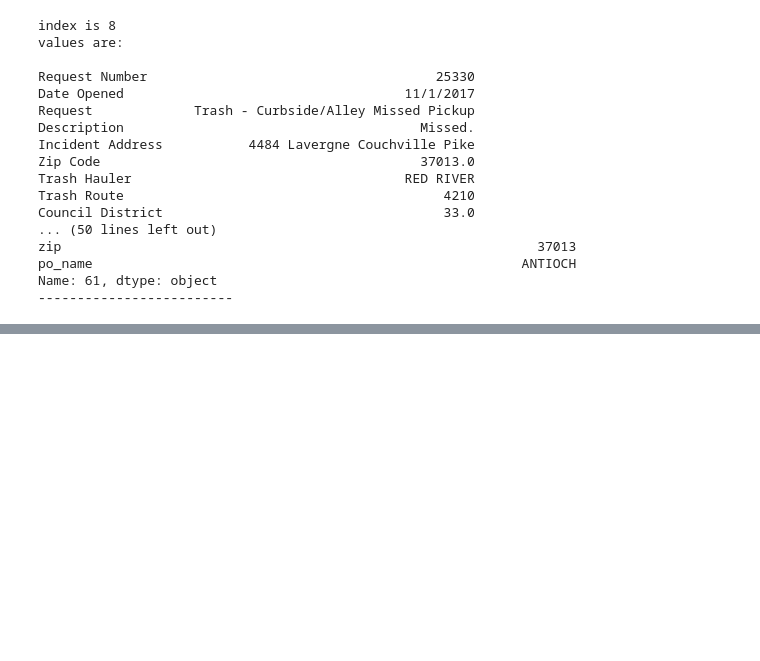
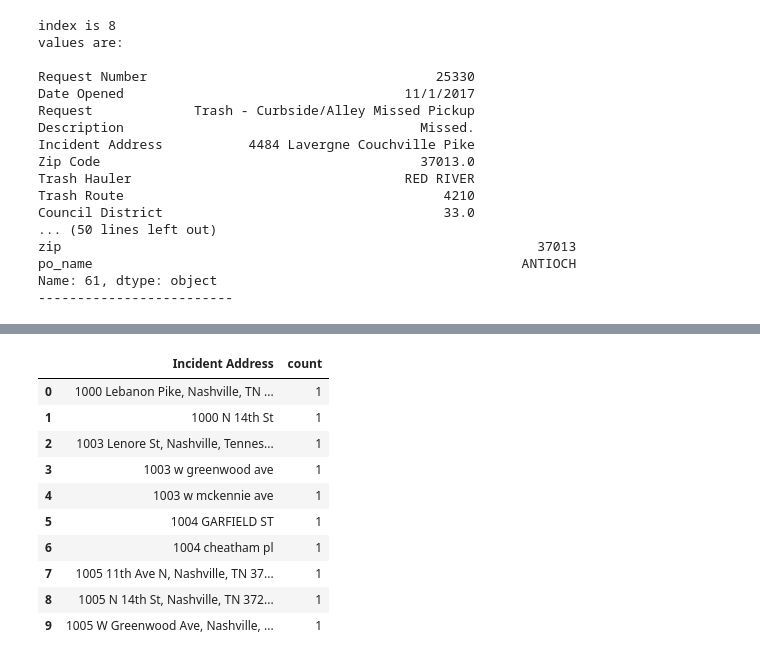
Before and after one commit to NSS-Data-Analytics-Cohort-14/trash-pickups-v2-Djmayfield-alt, a Jupyter notebook: notebooks/Dillon_Trash_pickups.ipynb, the cells around one changed output, grey strips where cells are left out. Drawn from its saved outputs; the diff is of its cells as text; code cells hidden in the pictures; blank space fills up the shorter version.

```diff
--- a/notebooks/Dillon_Trash_pickups.ipynb
+++ b/notebooks/Dillon_Trash_pickups.ipynb
@@ -407,0 +447,15 @@ map_37013
+# %%
+grouped_address_waste = misses_waste.groupby('Incident Address')['Incident Address'].value_counts().reset_index(name='count')
+grouped_address_waste.head(10)
+# %% [output]
+|  | Incident Address | count |
+| 0 | 1000 Lebanon Pike, Nashville, TN ... | 1 |
+| 1 | 1000 N 14th St | 1 |
+| 2 | 1003 Lenore St, Nashville, Tennes... | 1 |
+| 3 | 1003 w greenwood ave | 1 |
+| 4 | 1003 w mckennie ave | 1 |
+| 5 | 1004 GARFIELD ST | 1 |
+| 6 | 1004 cheatham pl | 1 |
+| 7 | 1005 11th Ave N, Nashville, TN 37... | 1 |
+| 8 | 1005 N 14th St, Nashville, TN 372... | 1 |
+| 9 | 1005 W Greenwood Ave, Nashville, ... | 1 |
```
Also changed, not shown: parts of 13 cells of this notebook.
